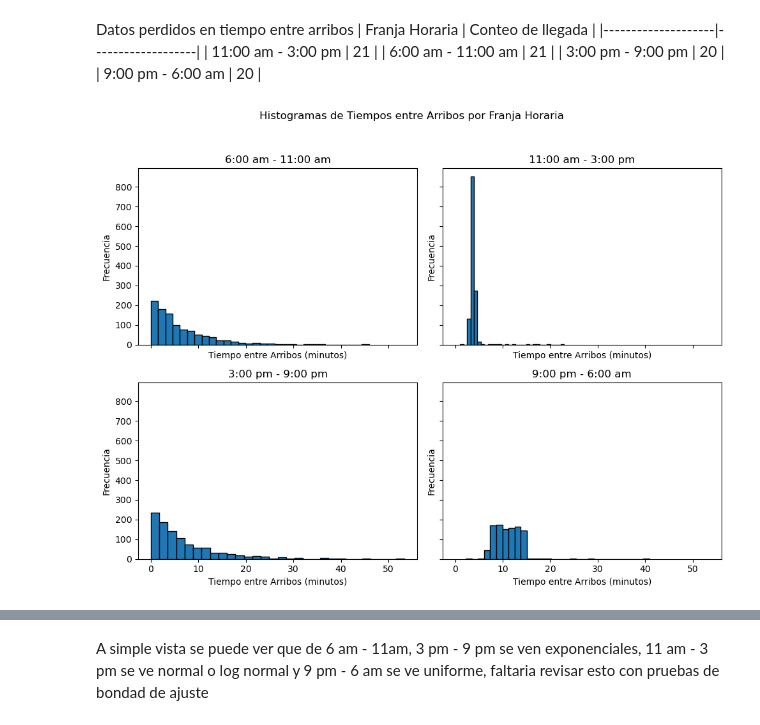
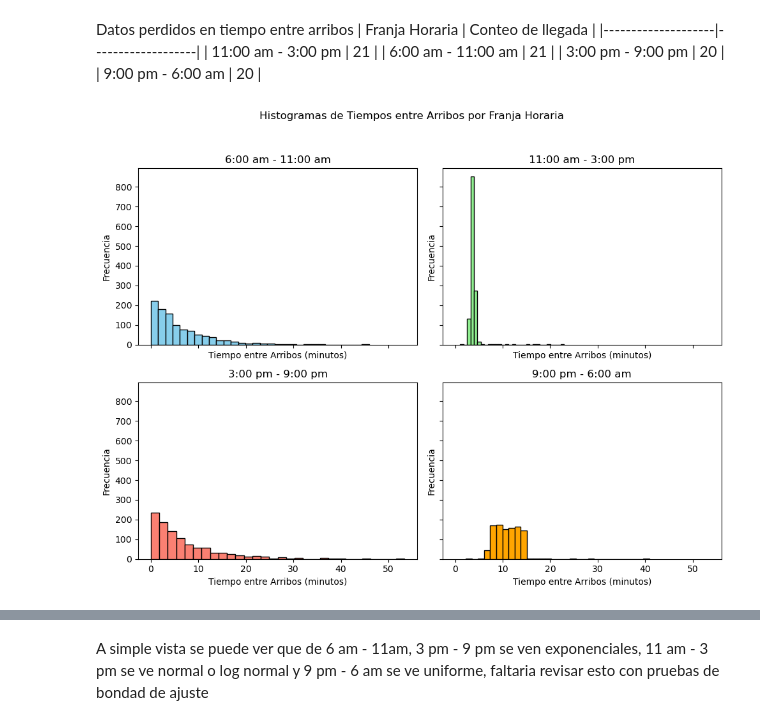
Before and after one commit to juankquintana/Simulacion-Python, a Jupyter notebook: Semana 3/Caso/Caso 3 Informe.ipynb, the cells around one changed output, grey strips where cells are left out. Cells and saved outputs as stored; diff of their text form; code cells hidden in the pictures.

Commit message:
Update correccion graficas con colores

```diff
--- a/Semana 3/Caso/Caso 3 Informe.ipynb
+++ b/Semana 3/Caso/Caso 3 Informe.ipynb
@@ -228,22 +228,25 @@ Datos perdidos en tiempo entre arribos
 | 3:00 pm - 9:00 pm  | 20              |
 | 9:00 pm - 6:00 am  | 20              |
 # %%
+colores = ['skyblue', 'lightgreen', 'salmon', 'orange']  # Colores para cada franja horaria
+
+
 fig, axs = plt.subplots(nrows=2, ncols=2, figsize=(10, 8), sharex=True, sharey=True)
 fig.suptitle('Histogramas de Tiempos entre Arribos por Franja Horaria')
 
 # Crear histogramas para cada franja horaria
-for ax, franja in zip(axs.flatten(), franjas):
+for ax, franja,color in zip(axs.flatten(), franjas,colores):
     datos_franja = datos_llegada_aviones[datos_llegada_aviones['Franja Horaria'] == franja]['Tiempo entre Arribos (minutos)'].dropna()
-    ax.hist(datos_franja, bins=30, edgecolor='black')
+    ax.hist(datos_franja, bins=30, edgecolor='black',color=color)
     ax.set_title(franja)
     ax.set_xlabel('Tiempo entre Arribos (minutos)')
     ax.set_ylabel('Frecuencia')
 
 
 # Ajustar el layout
 plt.tight_layout(rect=[0, 0.03, 1, 0.95])
 
 # Mostrar los histogramas
 plt.show()
 # %% [output]
-[figure, old version]
+[figure, new version]
```
Also changed, not shown: parts of 4 cells of this notebook.
